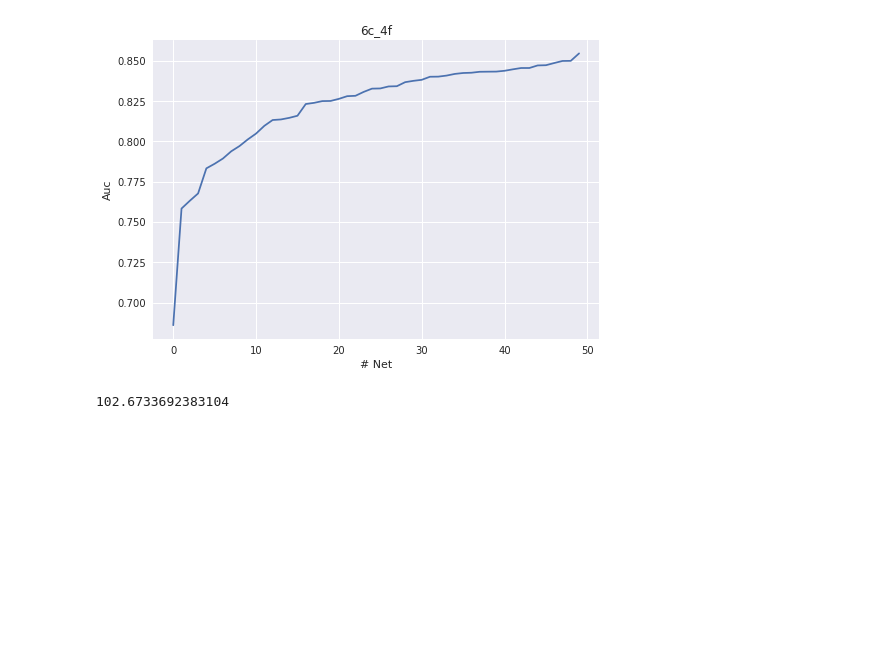
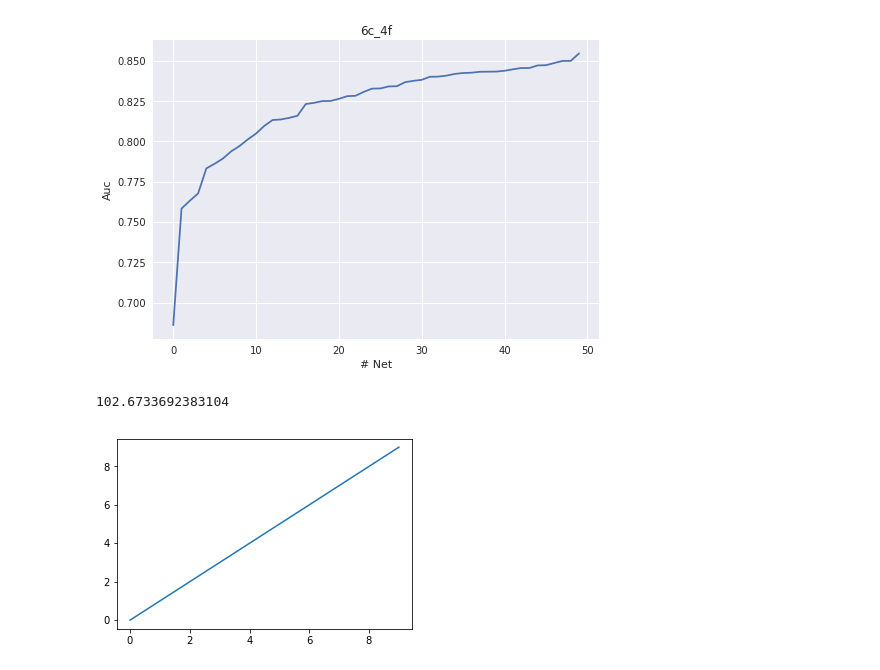
Before and after one commit to JMBehnken/Gamma_Hadron_Separation_With_Deep_Learning_for_the_First_G-APD_Cherenkov_Telescope, a Jupyter notebook: 07_make_FACT/python_files/Architecture_comparison/Architecture_comparison.ipynb, the cells around one changed output. Drawn from its saved outputs; the diff is of its cells as text; code cells hidden in the pictures; blank space fills up the shorter version.

```diff
--- a/07_make_FACT/python_files/Architecture_comparison/Architecture_comparison.ipynb
+++ b/07_make_FACT/python_files/Architecture_comparison/Architecture_comparison.ipynb
@@ -235,3 +235,9 @@ for df in dfs:
 np.sum(time)/60/60
 # %% [output]
 102.6733692383104
+# %%
+plt.figure(figsize=(5.3,3.5))
+plt.plot(range(10))
+plt.show()
+# %% [output]
+[figure, added]
```
Also changed, not shown: 3 other files.
